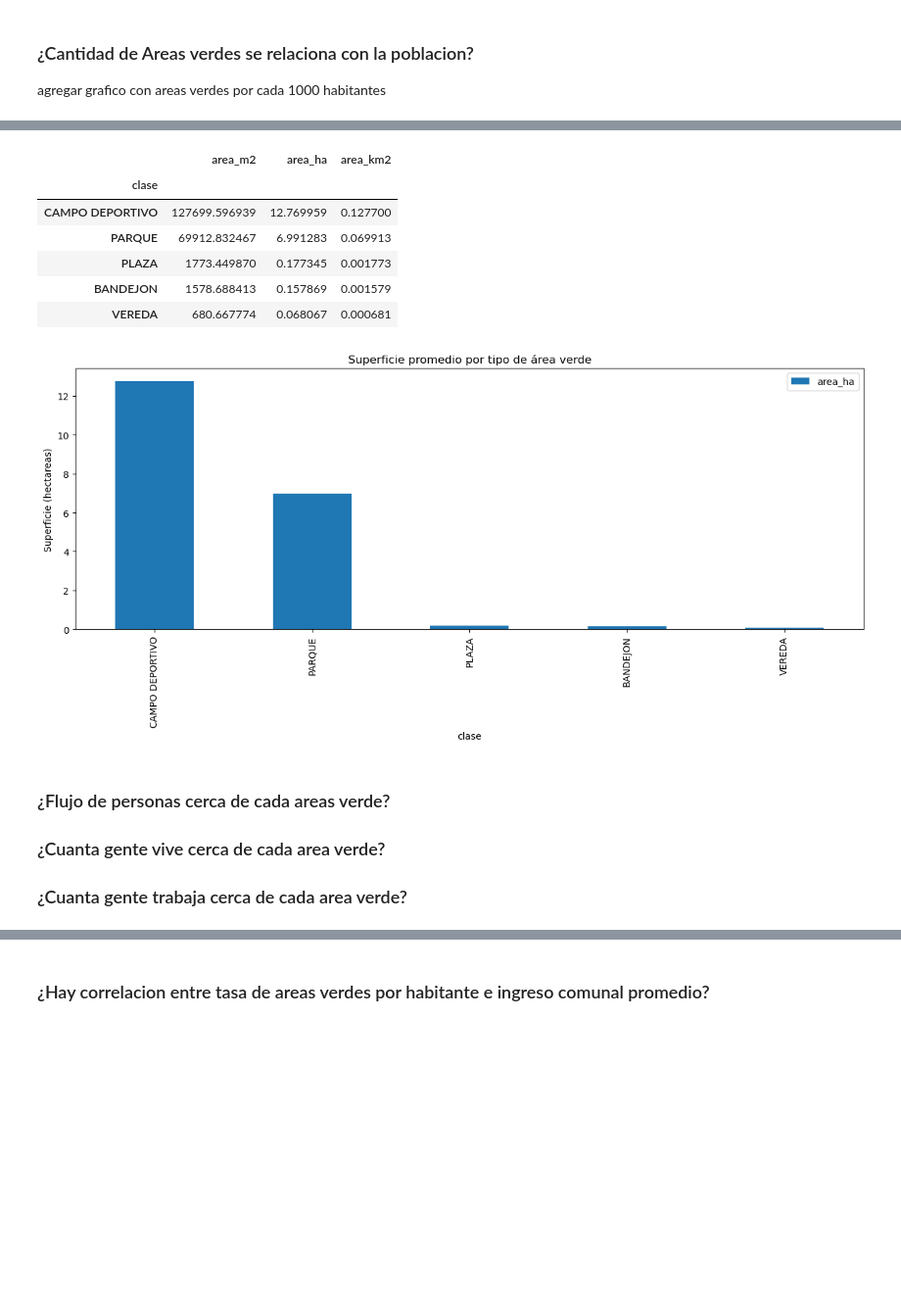
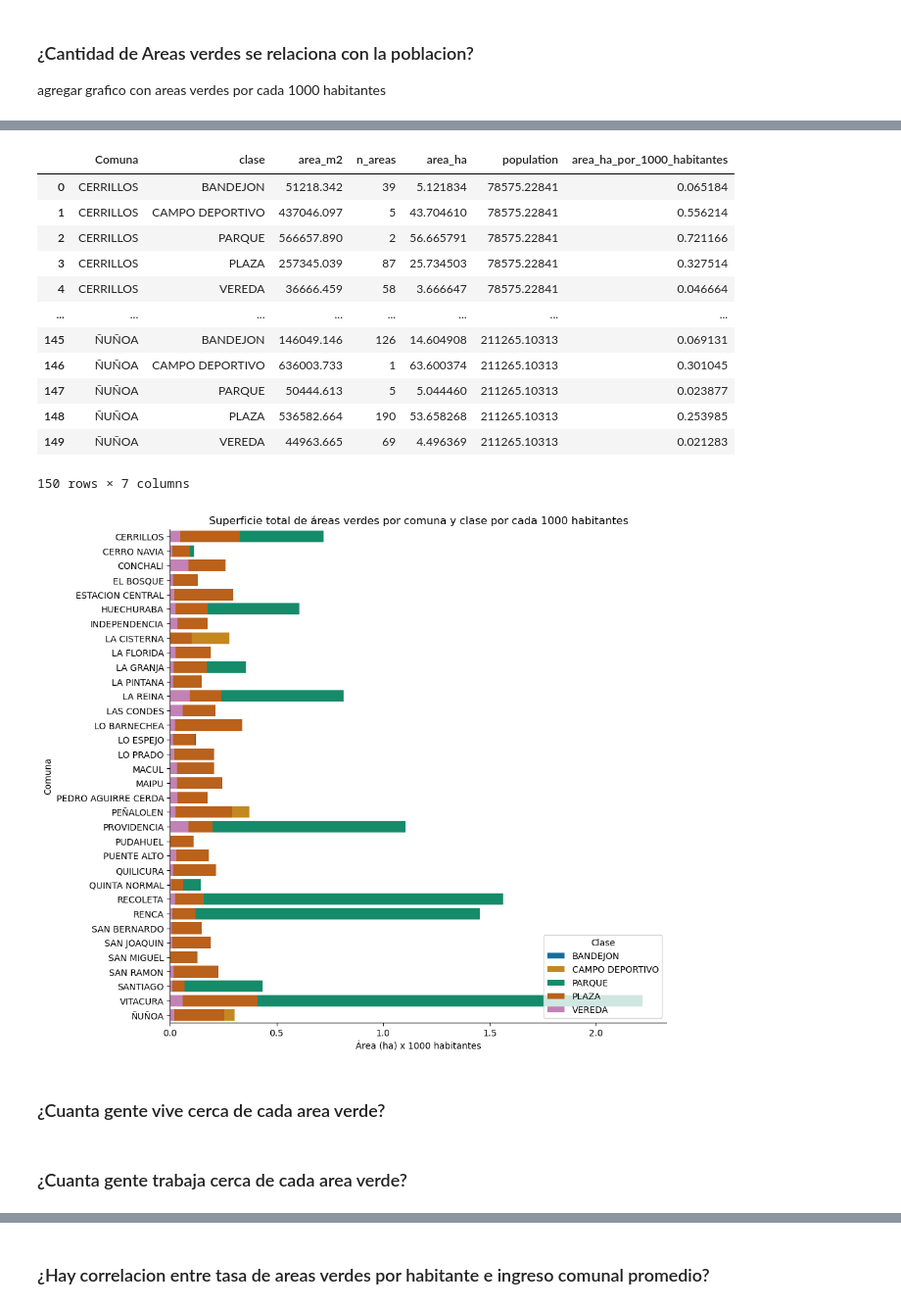
Before and after one commit to DamnXitri/project-areas_verdes, a Jupyter notebook: notebooks/project/project.ipynb, the cells around one changed output, grey strips where cells are left out. Shown at 98% size. Cells and saved outputs as stored; diff of their text form; code cells hidden in the pictures; blank space fills up the shorter version.

```diff
--- a/notebooks/project/project.ipynb
+++ b/notebooks/project/project.ipynb
@@ -197,19 +244,49 @@ superficie_total_tipo
-# %%
-# promedio de superficie por tipo
-superficie_promedio_tipo = areas_verdes.groupby("clase").agg({"area_m2": "mean", "area_ha": "mean"}).sort_values("area_ha", ascending=False)
-superficie_promedio_tipo["area_km2"] = superficie_promedio_tipo["area_m2"] / 1e6
-superficie_promedio_tipo.plot.bar(y="area_ha", figsize=(15, 5), title="Superficie promedio por tipo de área verde", ylabel="Superficie (hectareas)")
-superficie_promedio_tipo
-# %% [output]
-|  | area_m2 | area_ha | area_km2 |
-| clase |  |  |  |
-| CAMPO DEPORTIVO | 127699.596939 | 12.769959 | 0.127700 |
-| PARQUE | 69912.832467 | 6.991283 | 0.069913 |
-| PLAZA | 1773.449870 | 0.177345 | 0.001773 |
-| BANDEJON | 1578.688413 | 0.157869 | 0.001579 |
-| VEREDA | 680.667774 | 0.068067 | 0.000681 |
-[figure, removed]
+# %%
+# obtenemos la población de cada comuna
+persona_hogar = personas.merge(hogares)
+poblacion_por_comuna = persona_hogar.groupby('Comuna')['FactorPersona'].sum().rename('population')
+
+# obtenemos areas verdes por comuna y clase
+area_comuna_clase = areas_verdes.groupby(["Comuna", "clase"]).agg({"area_m2": "sum", "Comuna": "count", "area_ha": "sum"}).rename(columns={"Comuna": "n_areas"}).reset_index()
+
+# obtenemos hectareas de areas verdes por 1000 habitantes
+area_comuna_clase_por_1000_habitantes = area_comuna_clase.merge(poblacion_por_comuna, on='Comuna')
+area_comuna_clase_por_1000_habitantes['area_ha_por_1000_habitantes'] = area_comuna_clase_por_1000_habitantes['area_ha'] / area_comuna_clase_por_1000_habitantes['population'] * 1000
+
+# plot
+fig, ax = plt.subplots(figsize=(10, 10))
+sns.barplot(
+    data=area_comuna_clase_por_1000_habitantes,
+    x="area_ha_por_1000_habitantes",
+    y="Comuna",
+    hue="clase",
+    ax=ax,
+    palette="colorblind",
+    dodge=False,
+)
+ax.set_xlabel("Área (ha) x 1000 habitantes")
+ax.set_ylabel("Comuna")
+ax.set_title("Superficie total de áreas verdes por comuna y clase por cada 1000 habitantes")
+ax.legend(title="Clase", loc="lower right")
+sns.despine()
+
+area_comuna_clase_por_1000_habitantes
+# %% [output]
+|  | Comuna | clase | area_m2 | n_areas | area_ha | population | area_ha_por_1000_habitantes |
+| 0 | CERRILLOS | BANDEJON | 51218.342 | 39 | 5.121834 | 78575.22841 | 0.065184 |
+| 1 | CERRILLOS | CAMPO DEPORTIVO | 437046.097 | 5 | 43.704610 | 78575.22841 | 0.556214 |
+| 2 | CERRILLOS | PARQUE | 566657.890 | 2 | 56.665791 | 78575.22841 | 0.721166 |
+| 3 | CERRILLOS | PLAZA | 257345.039 | 87 | 25.734503 | 78575.22841 | 0.327514 |
+| 4 | CERRILLOS | VEREDA | 36666.459 | 58 | 3.666647 | 78575.22841 | 0.046664 |
+| ... | ... | ... | ... | ... | ... | ... | ... |
+| 145 | ÑUÑOA | BANDEJON | 146049.146 | 126 | 14.604908 | 211265.10313 | 0.069131 |
+| 146 | ÑUÑOA | CAMPO DEPORTIVO | 636003.733 | 1 | 63.600374 | 211265.10313 | 0.301045 |
+| 147 | ÑUÑOA | PARQUE | 50444.613 | 5 | 5.044460 | 211265.10313 | 0.023877 |
+| 148 | ÑUÑOA | PLAZA | 536582.664 | 190 | 53.658268 | 211265.10313 | 0.253985 |
+| 149 | ÑUÑOA | VEREDA | 44963.665 | 69 | 4.496369 | 211265.10313 | 0.021283 |
+150 rows × 7 columns
+[figure, added]
 # %% [markdown]
-### ¿Flujo de personas cerca de cada areas verde?
 ### ¿Cuanta gente vive cerca de cada area verde?
-### ¿Cuanta gente trabaja cerca de cada area verde?
+# %% [markdown]
+### ¿Cuanta gente trabaja cerca de cada area verde?
```
Also changed, not shown: parts of 15 cells of this notebook.
